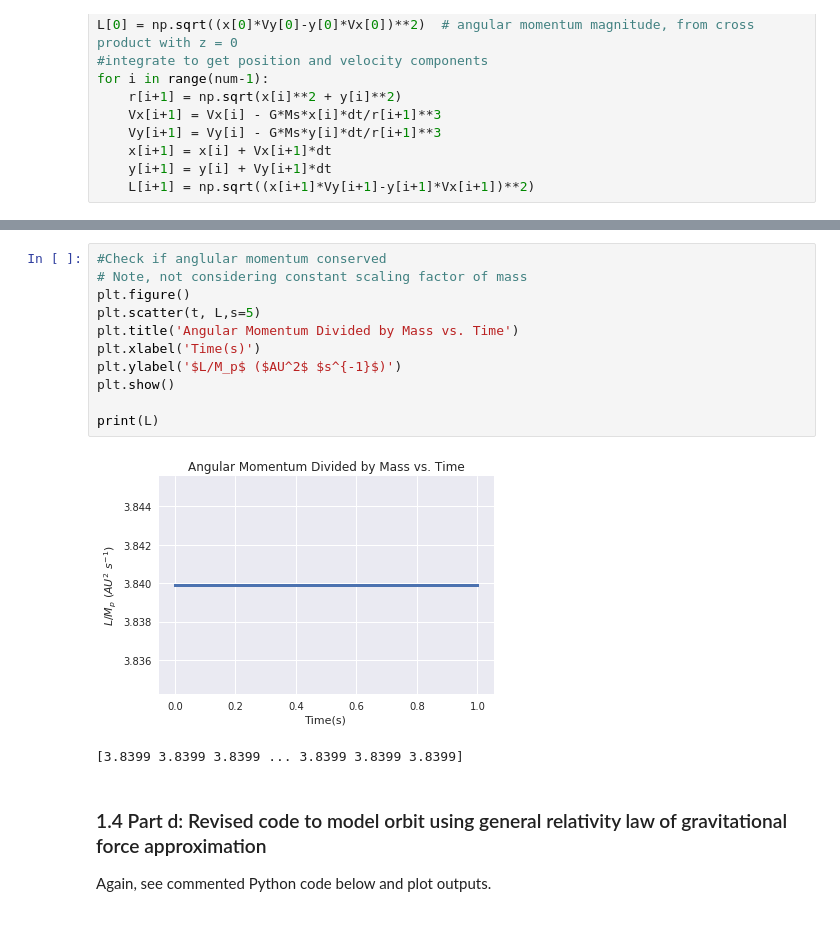
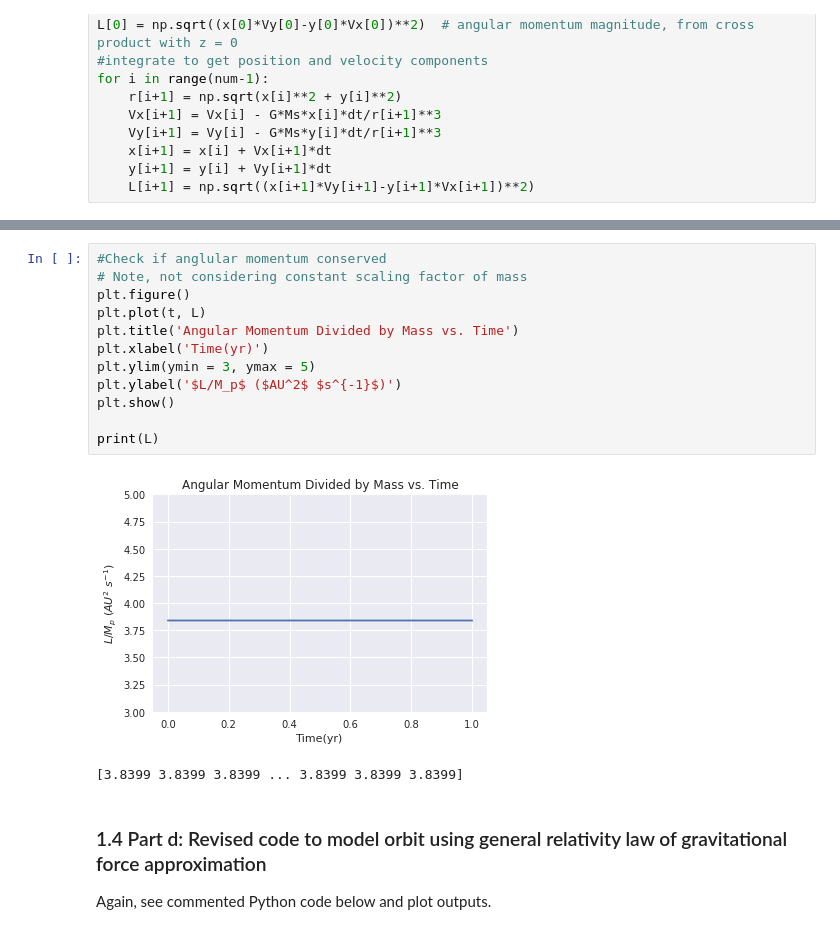
Before and after one commit to andrewkhardy/PHY-407, a Jupyter notebook: PHY407_Lab01.ipynb, the cells around one changed output, grey strips where cells are left out. Cells and saved outputs as stored; diff of their text form.

```diff
--- a/PHY407_Lab01.ipynb
+++ b/PHY407_Lab01.ipynb
@@ -146,16 +146,17 @@ plt.show()
 # %%
 #Check if anglular momentum conserved
 # Note, not considering constant scaling factor of mass
 plt.figure()
-plt.scatter(t, L,s=5)
+plt.plot(t, L)
 plt.title('Angular Momentum Divided by Mass vs. Time')
-plt.xlabel('Time(s)')
+plt.xlabel('Time(yr)')
+plt.ylim(ymin = 3, ymax = 5)
 plt.ylabel('$L/M_p$ ($AU^2$ $s^{-1}$)')
 plt.show()
 
 print(L)
 # %% [output]
-[figure, old version]
+[figure, new version]
 [3.8399 3.8399 3.8399 ... 3.8399 3.8399 3.8399]
 # %% [markdown]
 ### 1.4 Part d: Revised code to model orbit using general relativity law of gravitational force approximation
```
Also changed, not shown: parts of 5 cells of this notebook.
